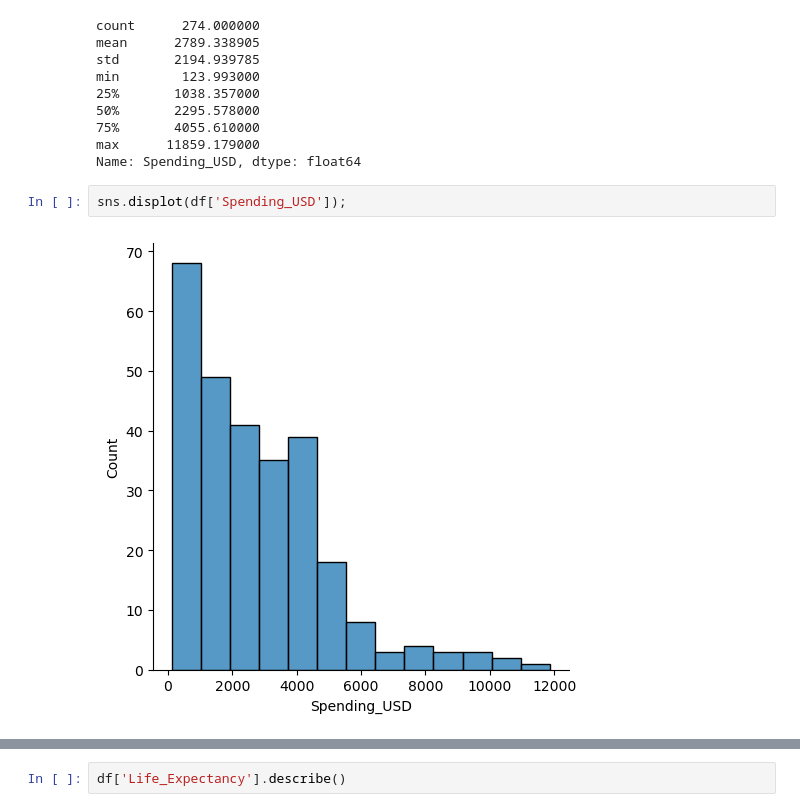
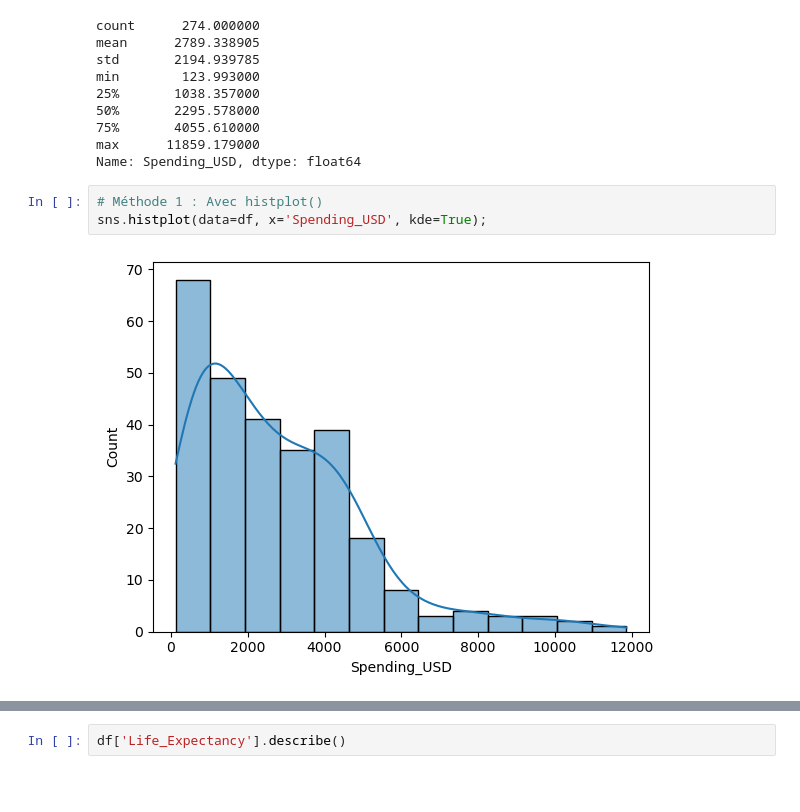
Before and after one commit to MouloudB-24/MP-PRO, a Jupyter notebook: Exercices/health-expectation.ipynb, the cells around one changed output, grey strips where cells are left out. Drawn from its saved outputs; the diff is of its cells as text; blank space fills up the shorter version.

```diff
--- a/Exercices/health-expectation.ipynb
+++ b/Exercices/health-expectation.ipynb
@@ -74,6 +89,7 @@ min        123.993000
 max      11859.179000
 Name: Spending_USD, dtype: float64
 # %%
-sns.displot(df['Spending_USD']);
+# Méthode 1 : Avec histplot()
+sns.histplot(data=df, x='Spending_USD', kde=True);
 # %% [output]
-[figure, old version]
+[figure, new version]
```
Also changed, not shown: parts of 23 cells of this notebook.
